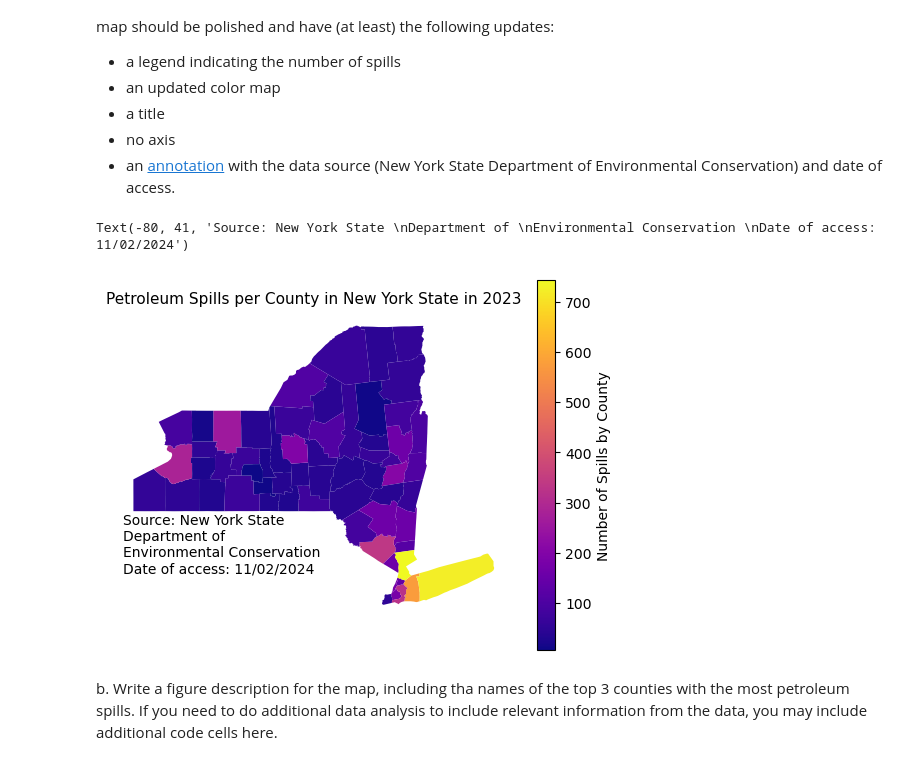
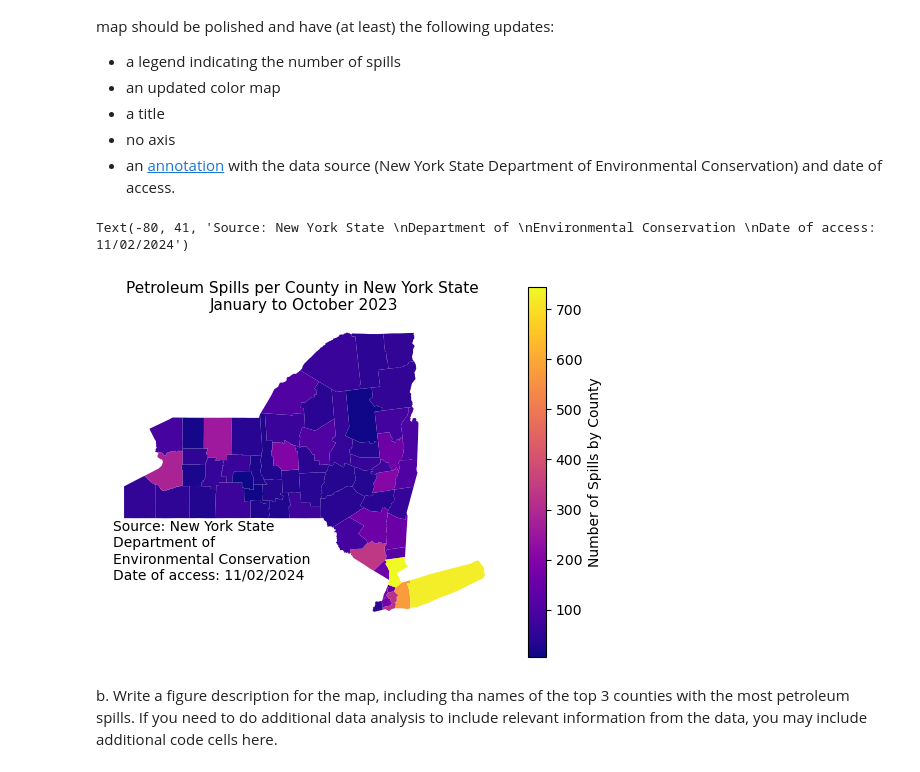
Before and after one commit to mmyiv/eds220-hwk3, a Jupyter notebook: hwk3-task2-oil-spills-yiv.ipynb, the cells around one changed output. Drawn from its saved outputs; the diff is of its cells as text; code cells hidden in the pictures.

```diff
--- a/hwk3-task2-oil-spills-yiv.ipynb
+++ b/hwk3-task2-oil-spills-yiv.ipynb
@@ -603,30 +606,30 @@ Your map should be polished and have (at least) the following updates:
 # %%
 # a. Plot choropleth math of spills per county in NY
 
 # Add New York counties
 ny_counties = gpd.GeoDataFrame(ny_counties, geometry='geometry')
 
 # Set CRS from data exploration
 ny_counties.crs = 'EPSG:4269'
 
 # Add spill number by county
 ax = ny_counties.plot(column = 'n_spills',
                  legend=True,
                  cmap='plasma',
                 legend_kwds ={'label':'Number of Spills by County'})
 
 # Remove the axis for a cleaner map
 ax.set_axis_off()
 
 # Title for the plot
-ax.set_title('Petroleum Spills per County in New York State in 2023',
+ax.set_title('Petroleum Spills per County in New York State \nJanuary to October 2023',
               fontsize=11)
 
 # Add annotation
 ax.annotate('Source: New York State \nDepartment of \nEnvironmental Conservation \nDate of access: 11/02/2024', xy=(-80, 41))
 # %% [output]
 Text(-80, 41, 'Source: New York State \nDepartment of \nEnvironmental Conservation \nDate of access: 11/02/2024')
-[figure, old version]
+[figure, new version]
 # %% [markdown]
 <!-- END QUESTION -->
 
```
Also changed, not shown: parts of 3 cells of this notebook.
